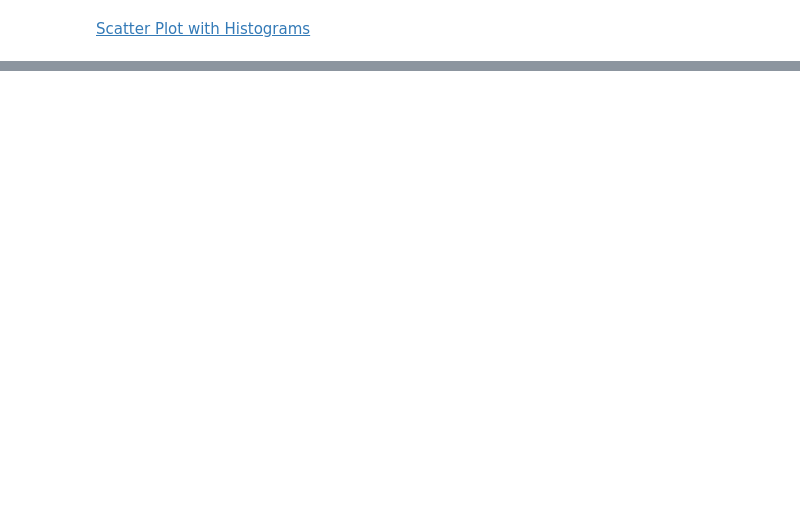
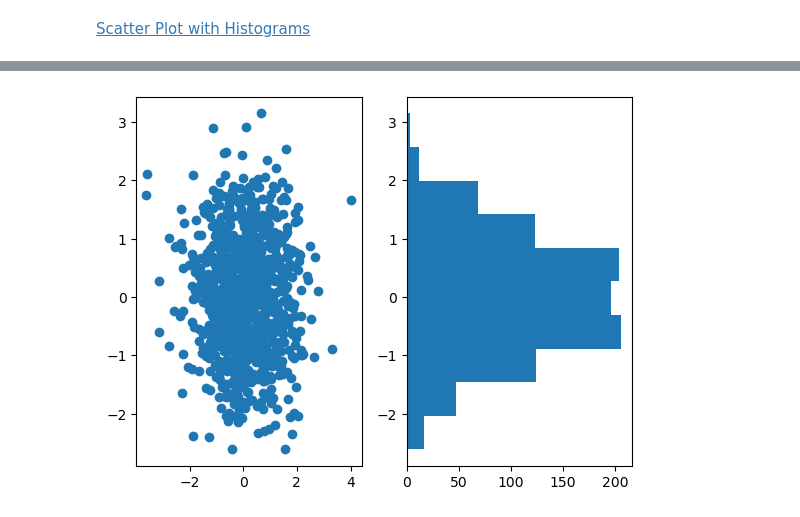
Before and after one commit to jkantorow/nucommlab-datavis-workshop, a Jupyter notebook: day-2/c_scatter_with_hist.ipynb, the cells around one changed output, grey strips where cells are left out. Drawn from its saved outputs; the diff is of its cells as text; code cells hidden in the pictures; blank space fills up the shorter version.

```diff
--- a/day-2/c_scatter_with_hist.ipynb
+++ b/day-2/c_scatter_with_hist.ipynb
@@ -54,0 +26,7 @@ scatter_hist(x, y, ax, ax_histx, ax_histy)
+# %%
+fig, (ax1, ax2) = plt.subplots(1, 2)
+
+scatter = ax1.scatter(x, y)
+histy = ax2.hist(y, orientation='horizontal')
+# %% [output]
+[figure, added]
```
Also changed, not shown: parts of 11 cells of this notebook.
